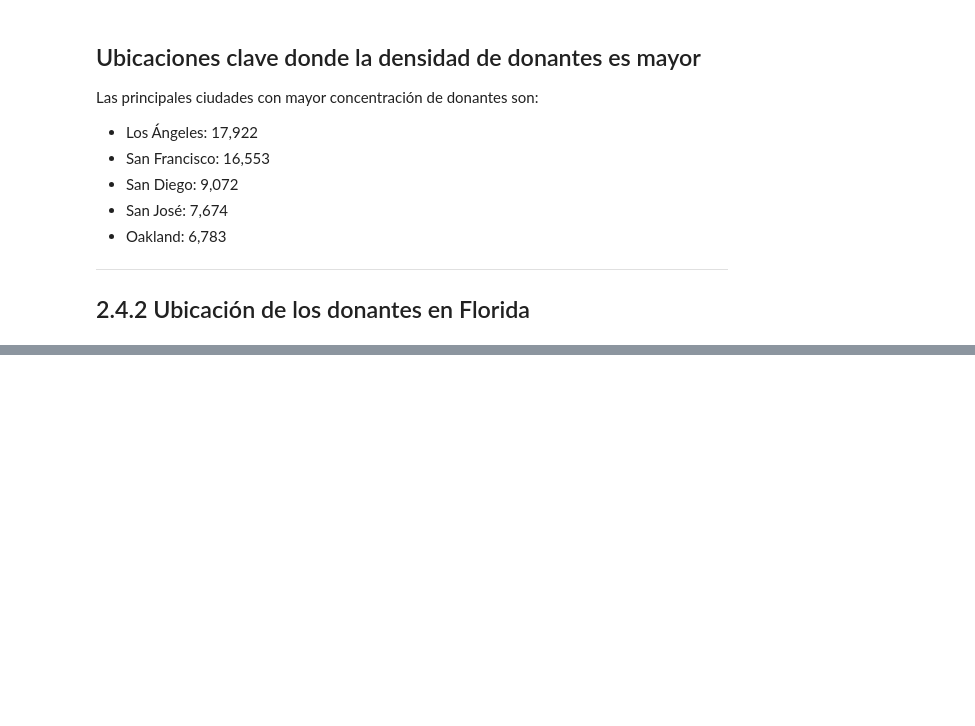
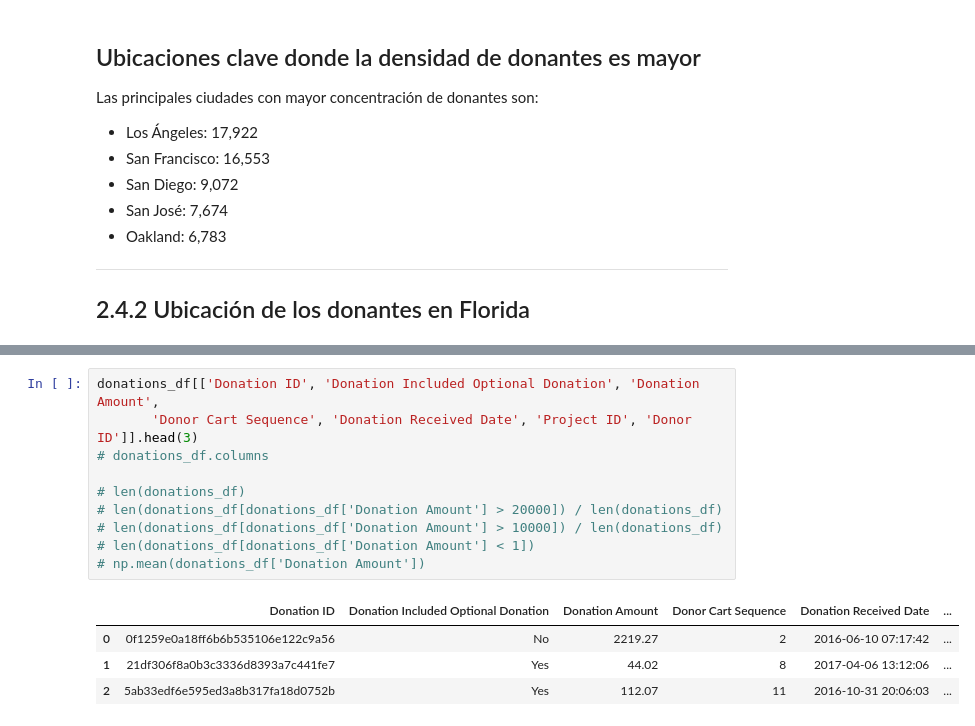
Before and after one commit to Samuel-Galindo-Vaquier/ADND_Prueba_Practica05, a Jupyter notebook: Practica05/Practica05_230173.ipynb, the cells around one changed output, grey strips where cells are left out. Drawn from its saved outputs; the diff is of its cells as text; blank space fills up the shorter version.

```diff
--- a/Practica05/Practica05_230173.ipynb
+++ b/Practica05/Practica05_230173.ipynb
@@ -948,0 +1098,15 @@ map_osm2.add_child(plugins.HeatMap(ziparr, radius=12))
+# %%
+donations_df[['Donation ID', 'Donation Included Optional Donation', 'Donation Amount',
+       'Donor Cart Sequence', 'Donation Received Date', 'Project ID', 'Donor ID']].head(3)
+# donations_df.columns
+
+# len(donations_df)
+# len(donations_df[donations_df['Donation Amount'] > 20000]) / len(donations_df)
+# len(donations_df[donations_df['Donation Amount'] > 10000]) / len(donations_df)
+# len(donations_df[donations_df['Donation Amount'] < 1])
+# np.mean(donations_df['Donation Amount'])
+# %% [output]
+|  | Donation ID | Donation Included Optional Donation | Donation Amount | Donor Cart Sequence | Donation Received Date | ... |
+| 0 | 0f1259e0a18ff6b6b535106e122c9a56 | No | 2219.27 | 2 | 2016-06-10 07:17:42 | ... |
+| 1 | 21df306f8a0b3c3336d8393a7c441fe7 | Yes | 44.02 | 8 | 2017-04-06 13:12:06 | ... |
+| 2 | 5ab33edf6e595ed3a8b317fa18d0752b | Yes | 112.07 | 11 | 2016-10-31 20:06:03 | ... |
```
Also changed, not shown: parts of 17 cells of this notebook.
